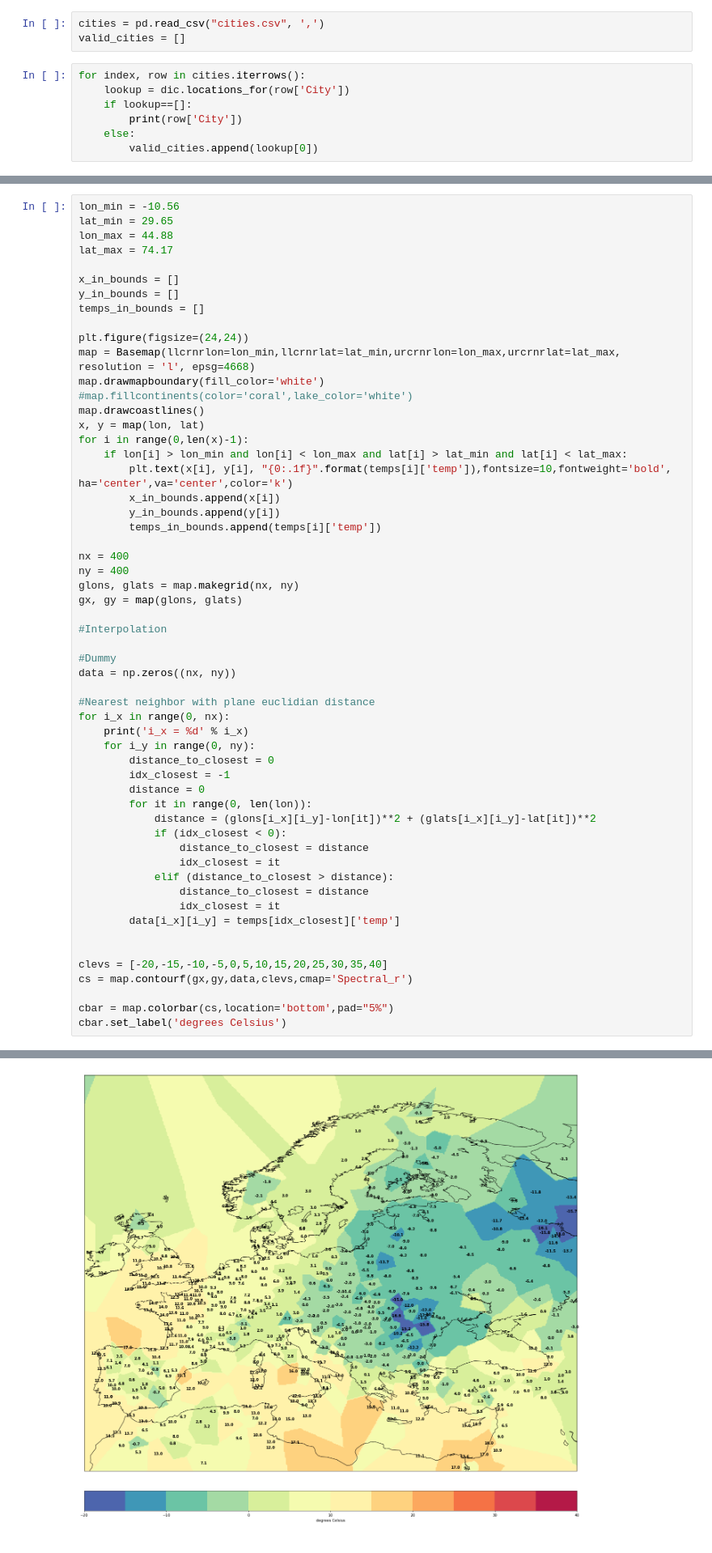
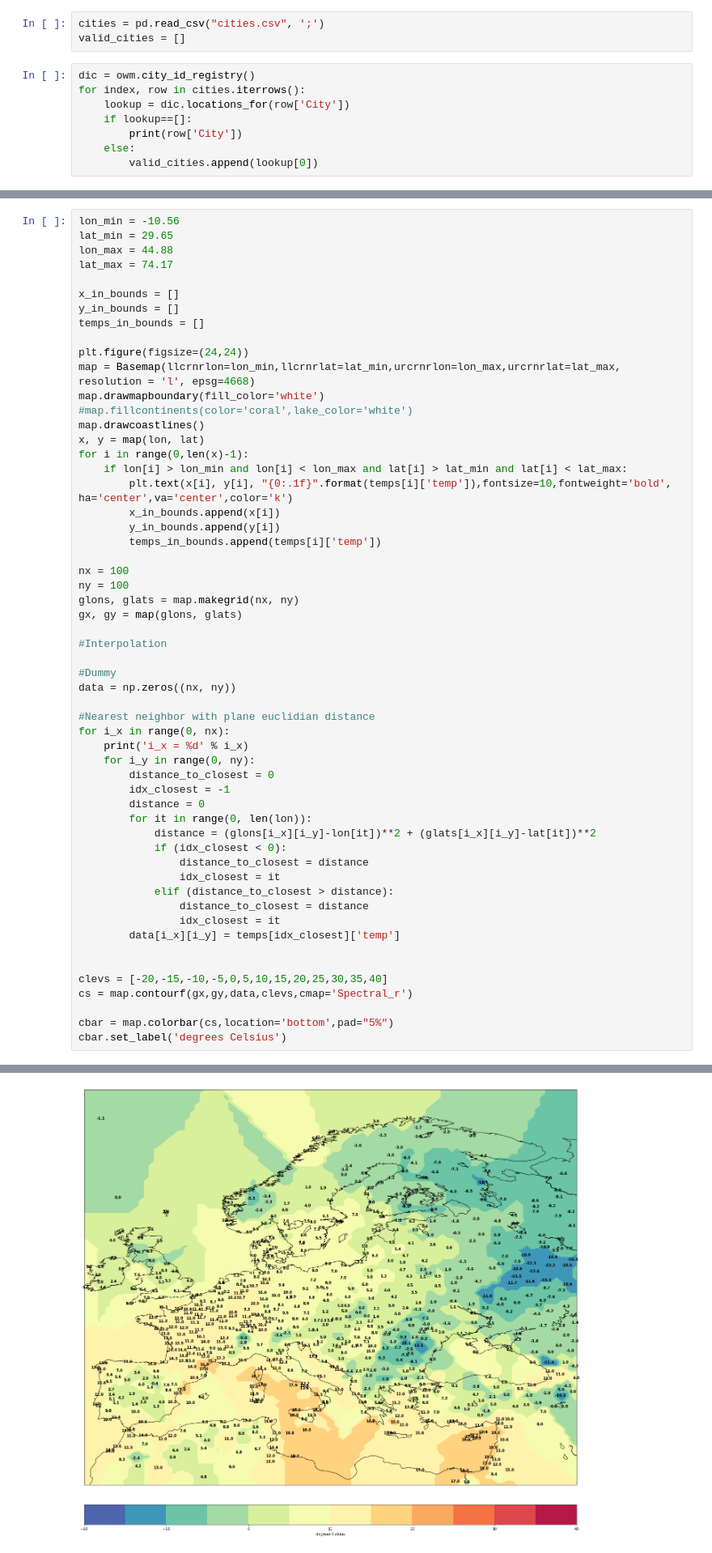
Before and after one commit to tam-leminh/meteo-data-ml, a Jupyter notebook: Meteo.ipynb, the cells around one changed output, grey strips where cells are left out. Shown at 81% size. Cells and saved outputs as stored; diff of their text form.

Commit message:
UPDATE meteo notebook with new cities.txt

```diff
--- a/Meteo.ipynb
+++ b/Meteo.ipynb
@@ -12,9 +12,10 @@ with open('owm-api-key.txt', 'r') as key_file:
 
 owm = pyowm.OWM(key)
 # %%
-cities = pd.read_csv("cities.csv", ',')
+cities = pd.read_csv("cities.csv", ';')
 valid_cities = []
 # %%
+dic = owm.city_id_registry()
 for index, row in cities.iterrows():
     lookup = dic.locations_for(row['City'])
     if lookup==[]:
@@ -199,8 +112,8 @@ for i in range(0,len(x)-1):
         y_in_bounds.append(y[i])
         temps_in_bounds.append(temps[i]['temp'])
 
-nx = 400
-ny = 400
+nx = 100
+ny = 100
 glons, glats = map.makegrid(nx, ny)
 gx, gy = map(glons, glats)
 
@@ -253 +166 @@ i_x = 399
-[figure, old version]
+[figure, new version]
```
Also changed, not shown: parts of 14 cells of this notebook.
